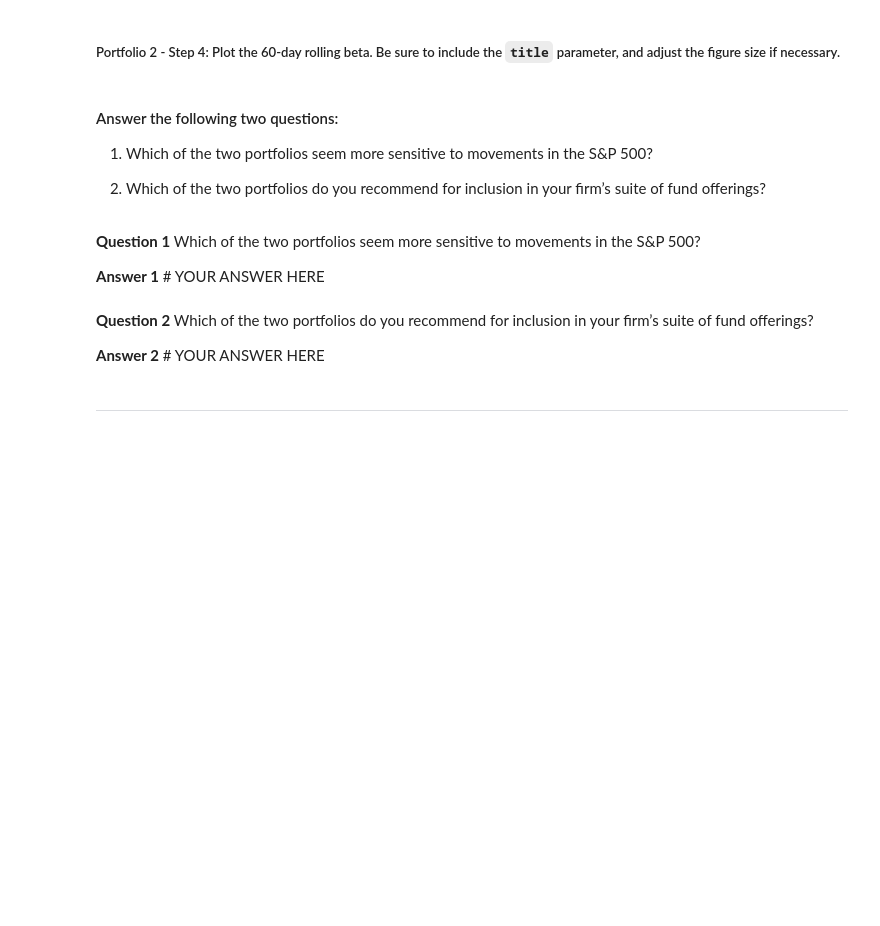
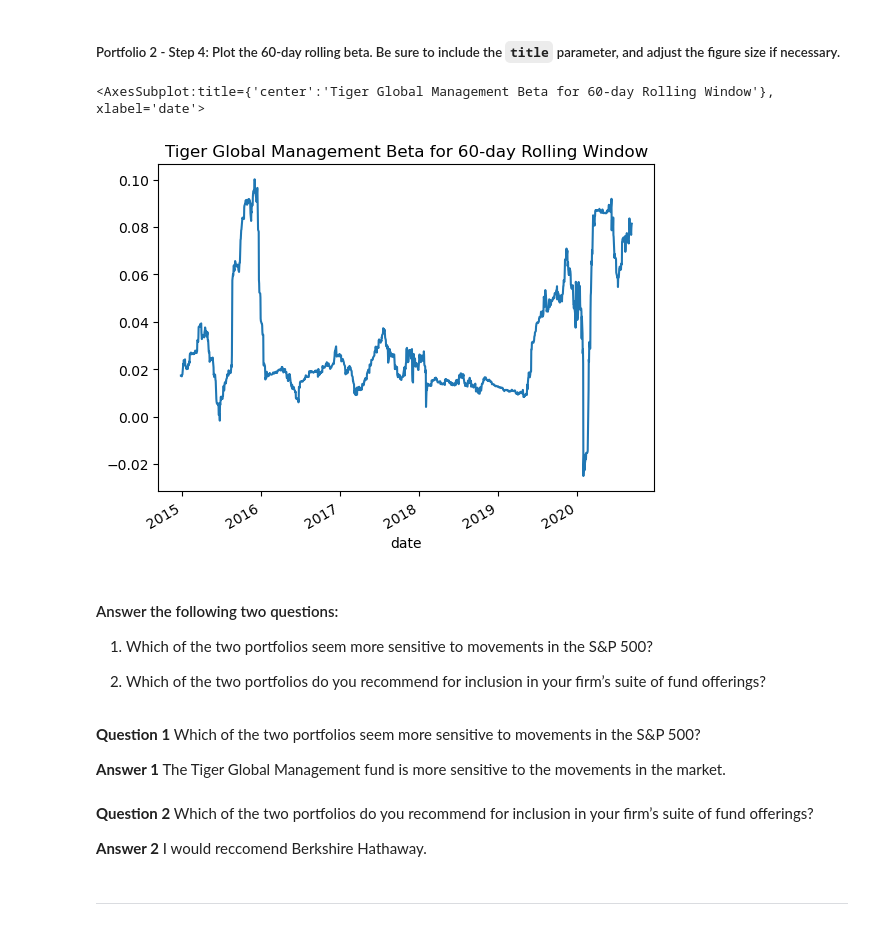
Before and after one commit to nahinhayat/Module4Challenge, a Jupyter notebook: Starter_Code 4/risk_return_analysis.ipynb, the cells around one changed output. Saved outputs shown, nothing was run; the diff lists cells and outputs as text; code cells hidden in the pictures; blank space fills up the shorter version.

```diff
--- a/Starter_Code 4/risk_return_analysis.ipynb
+++ b/Starter_Code 4/risk_return_analysis.ipynb
@@ -408,7 +440,10 @@ Your analysis is nearing completion. Now, you need to evaluate how the portfolio
 # %%
 # Plot the rolling beta
 # Include a title parameter and adjust the figure size
-# YOUR CODE HERE
+rolling_tiger_beta.plot(title = "Tiger Global Management Beta for 60-day Rolling Window")
+# %% [output]
+<AxesSubplot:title={'center':'Tiger Global Management Beta for 60-day Rolling Window'}, xlabel='date'>
+[figure, added]
 # %% [markdown]
 #### Answer the following two questions:
 
@@ -418,10 +453,10 @@ Your analysis is nearing completion. Now, you need to evaluate how the portfolio
 # %% [markdown]
 **Question 1** Which of the two portfolios seem more sensitive to movements in the S&P 500?
 
-**Answer 1** # YOUR ANSWER HERE
+**Answer 1** The Tiger Global Management fund is more sensitive to the movements in the market.
 # %% [markdown]
 **Question 2** Which of the two portfolios do you recommend for inclusion in your firm’s suite of fund offerings?
 
-**Answer 2** # YOUR ANSWER HERE
+**Answer 2** I would reccomend Berkshire Hathaway.
 # %% [markdown]
 ---
```
Also changed, not shown: parts of 15 cells of this notebook.
